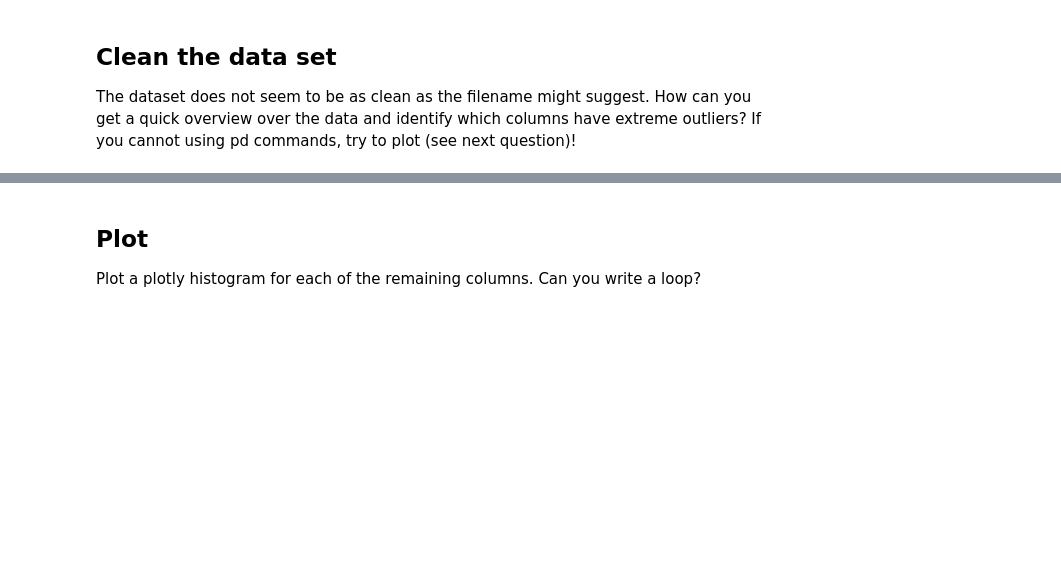
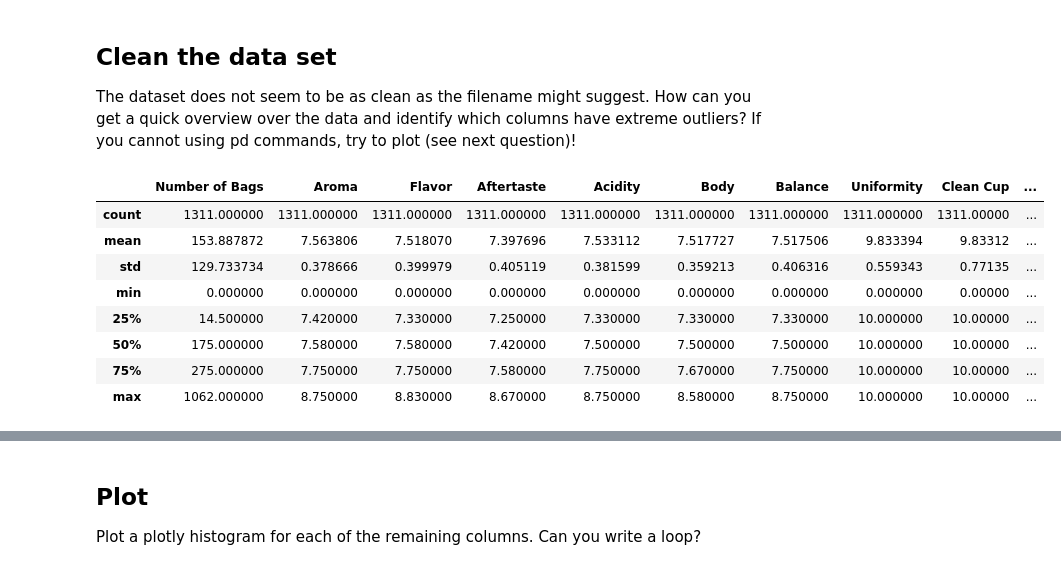
Before and after one commit to anafink/advanced_python_2021-22_HD, a Jupyter notebook: notebooks/exercises/day 6/06.exercise_pandas_loving_coffee.ipynb, the cells around one changed output, grey strips where cells are left out. Saved outputs shown, nothing was run; the diff lists cells and outputs as text; code cells hidden in the pictures; blank space fills up the shorter version.

```diff
--- a/notebooks/exercises/day 6/06.exercise_pandas_loving_coffee.ipynb
+++ b/notebooks/exercises/day 6/06.exercise_pandas_loving_coffee.ipynb
@@ -43,3 +65,15 @@ coffee_df.columns = []
 # %% [markdown]
 ## Clean the data set
 The dataset does not seem to be as clean as the filename might suggest. How can you get a quick overview over the data and identify which columns have extreme outliers? If you cannot using pd commands, try to plot (see next question)!
+# %%
+coffee_df_reduced.describe()
+# %% [output]
+|  | Number of Bags | Aroma | Flavor | Aftertaste | Acidity | Body | Balance | Uniformity | Clean Cup | ... |
+| count | 1311.000000 | 1311.000000 | 1311.000000 | 1311.000000 | 1311.000000 | 1311.000000 | 1311.000000 | 1311.000000 | 1311.00000 | ... |
+| mean | 153.887872 | 7.563806 | 7.518070 | 7.397696 | 7.533112 | 7.517727 | 7.517506 | 9.833394 | 9.83312 | ... |
+| std | 129.733734 | 0.378666 | 0.399979 | 0.405119 | 0.381599 | 0.359213 | 0.406316 | 0.559343 | 0.77135 | ... |
+| min | 0.000000 | 0.000000 | 0.000000 | 0.000000 | 0.000000 | 0.000000 | 0.000000 | 0.000000 | 0.00000 | ... |
+| 25% | 14.500000 | 7.420000 | 7.330000 | 7.250000 | 7.330000 | 7.330000 | 7.330000 | 10.000000 | 10.00000 | ... |
+| 50% | 175.000000 | 7.580000 | 7.580000 | 7.420000 | 7.500000 | 7.500000 | 7.500000 | 10.000000 | 10.00000 | ... |
+| 75% | 275.000000 | 7.750000 | 7.750000 | 7.580000 | 7.750000 | 7.670000 | 7.750000 | 10.000000 | 10.00000 | ... |
+| max | 1062.000000 | 8.750000 | 8.830000 | 8.670000 | 8.750000 | 8.580000 | 8.750000 | 10.000000 | 10.00000 | ... |
```
Also changed, not shown: parts of 14 cells of this notebook.
